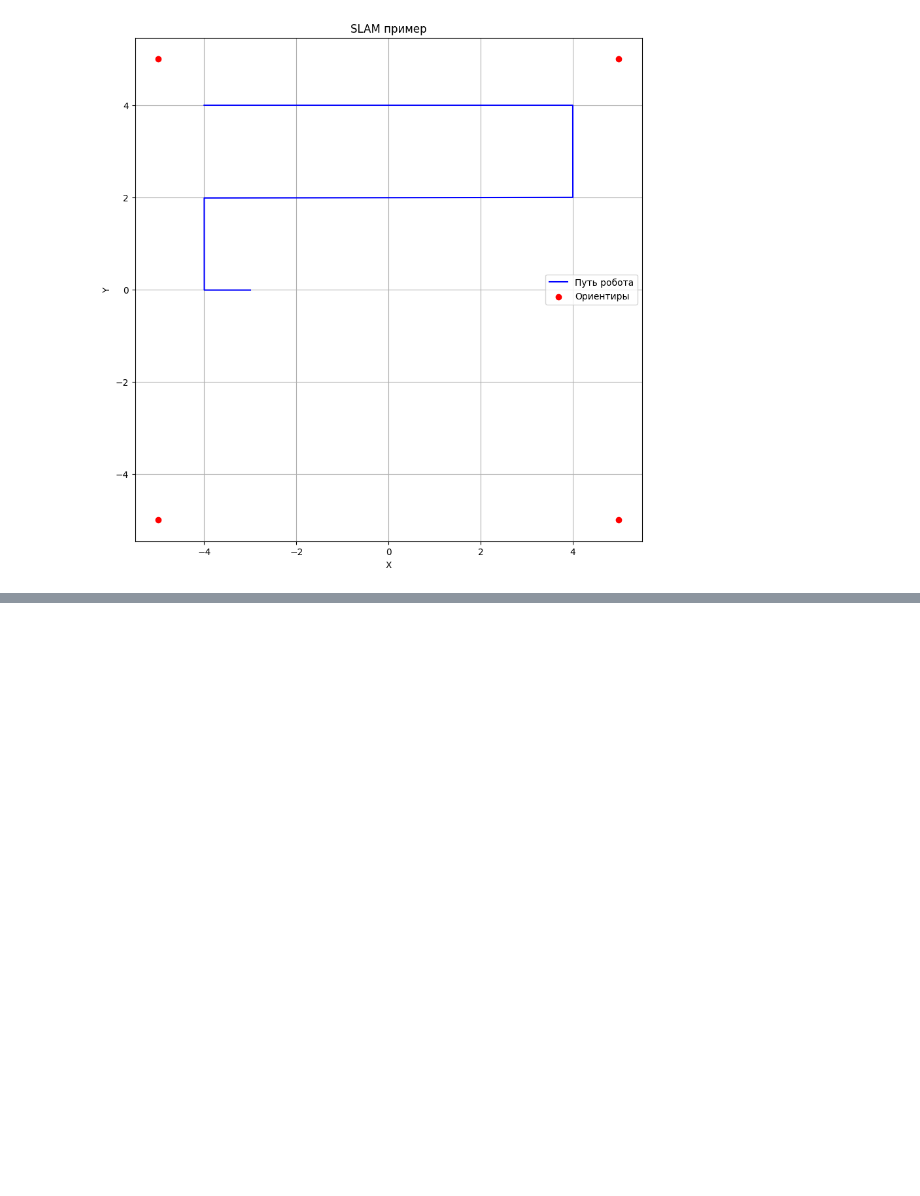
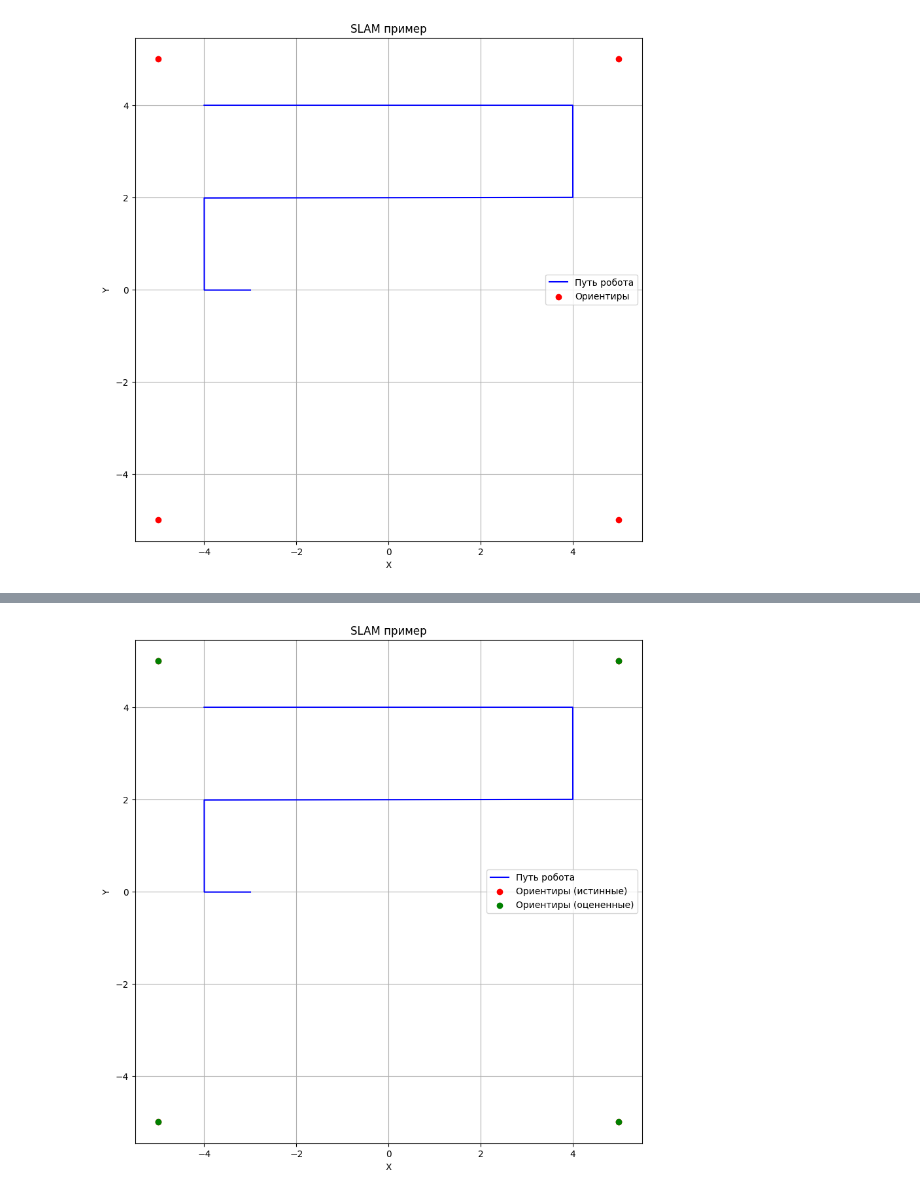
Before and after one commit to InowaR/colab, a Jupyter notebook: SLAM.ipynb, the cells around one changed output, grey strips where cells are left out. Saved outputs shown, nothing was run; the diff lists cells and outputs as text; code cells hidden in the pictures; blank space fills up the shorter version.

```diff
--- a/SLAM.ipynb
+++ b/SLAM.ipynb
@@ -83,3 +83,81 @@ plt.show()
   [ 9.43803183  0.55992343]
   [ 5.39818061  1.95097582]]]
 [figure]
+# %%
+import numpy as np
+import matplotlib.pyplot as plt
+
+t = 1         # Время между шагами
+velocity = 1  # Скорость робота
+
+# Координаты препятствий
+landmarks = np.array([[-5, -5], [5, -5], [5, 5], [-5, 5]])
+
+robot_pose = np.array([-4, 4, 0])  # Начальные координаты
+robot_path = [[-4, 4]]             # Путь
+
+measurements = []
+
+def move_robot(robot_pose, velocity, angle):
+    """Обновление позы робота на основе скорости и угловой скорости."""
+    x, y, theta = robot_pose
+    x += velocity * np.cos(theta) * t
+    y += velocity * np.sin(theta) * t
+    theta += angle * t
+    return np.array([x, y, theta])
+
+def observe_landmarks(robot_pose, landmarks):
+    """Симуляция наблюдений за ориентирами."""
+    x, y, theta = robot_pose
+    measurements = []
+    for landmark in landmarks:
+        lx, ly = landmark
+        distance = np.sqrt((lx - x)**2 + (ly - y)**2)
+        angle = np.arctan2(ly - y, lx - x) - theta
+        measurements.append((distance, angle))
+    return measurements
+
+def create_landmarks(robot_pose, measurements):
+    """Создание координат ориентиров на основе измерений."""
+    x_robot, y_robot, theta_robot = robot_pose
+    estimated_landmarks = []
+
+    for distance, angle in measurements:
+        x_landmark = x_robot + distance * np.cos(theta_robot + angle)
+        y_landmark = y_robot + distance * np.sin(theta_robot + angle)
+        estimated_landmarks.append((x_landmark, y_landmark))
+
+    return np.array(estimated_landmarks)
+
+list_angles = [0, 0, 0, 0, 0, 0, 0, -1.57, 0, -1.57, 0, 0, 0, 0, 0, 0, 0, 1.57, 0, 1.57, 0]
+
+for angle in list_angles:
+    robot_pose = move_robot(robot_pose, velocity, angle)
+    robot_path.append(robot_pose[:2])
+    measurements.append(observe_landmarks(robot_pose, landmarks))
+
+robot_path = np.array(robot_path)
+
+# Создание ориентиров из последнего набора измерений
+estimated_landmarks = create_landmarks(robot_pose, measurements[-1])
+
+print("Путь робота:")
+print(robot_path)
+print("Измерения:")
+print(measurements)
+print("Ориентиры:")
+print(estimated_landmarks)
+
+# Визуализация
+plt.figure(figsize=(10, 10))
+plt.plot(robot_path[:, 0], robot_path[:, 1], label='Путь робота', color='blue')
+plt.scatter(landmarks[:, 0], landmarks[:, 1], label='Ориентиры (истинные)', color='red')
+plt.scatter(estimated_landmarks[:, 0], estimated_landmarks[:, 1], label='Ориентиры (оцененные)', color='green')
+plt.title('SLAM пример')
+plt.xlabel('X')
+plt.ylabel('Y')
+plt.legend()
+plt.grid()
+plt.axis('equal')
+plt.show()
+# %% [output]
@@ -85,0 +181 @@ plt.show()
+[figure, added]
```
Also changed, not shown: parts of 2 cells of this notebook.
